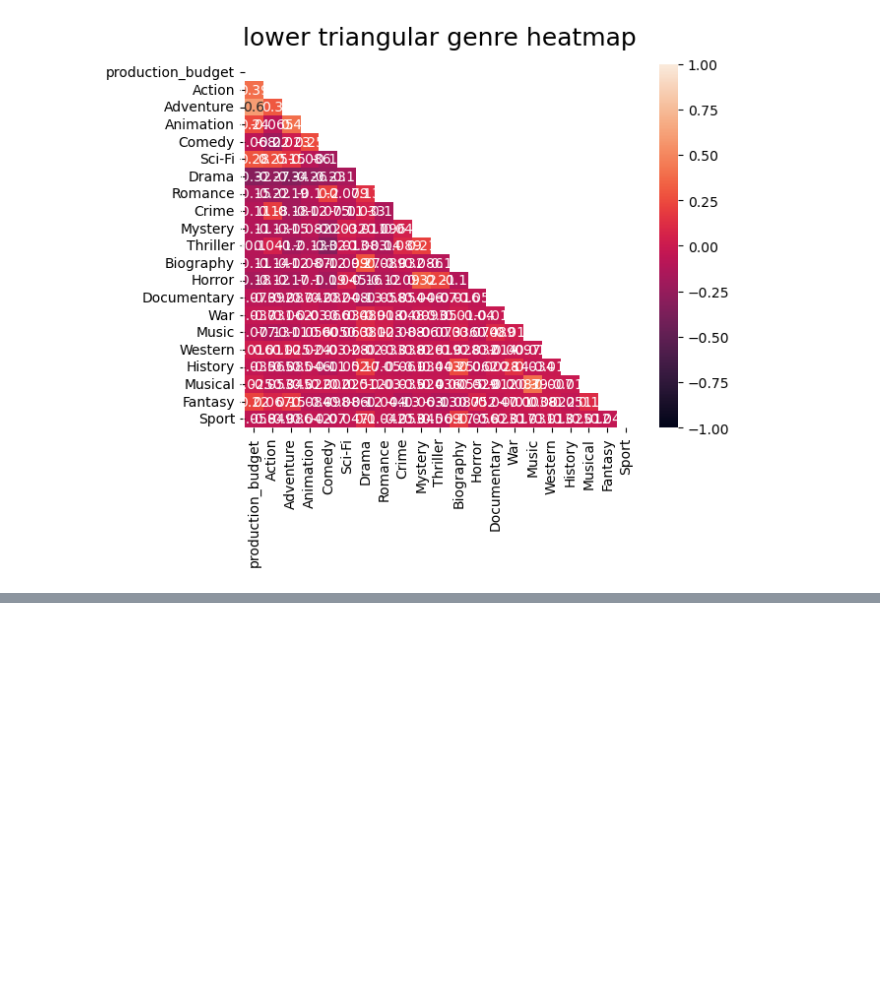
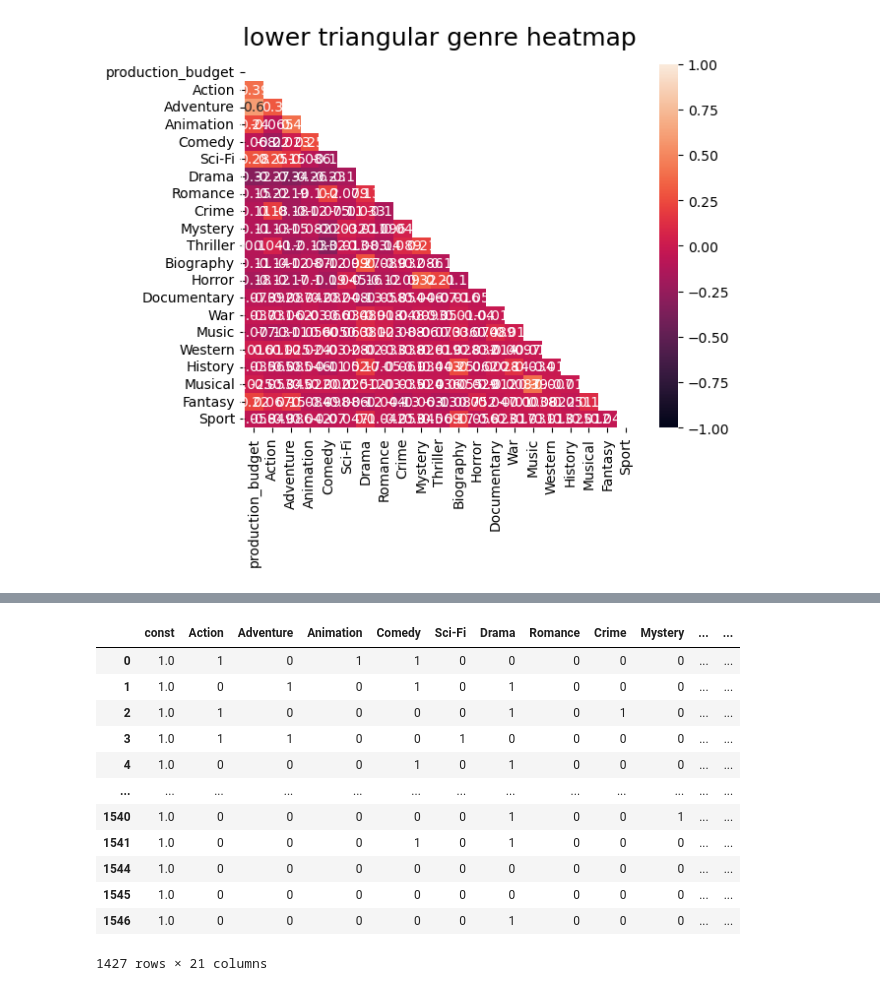
Before and after one commit to Keys2610/dsc-phase-2-project-v3, a Jupyter notebook: Noahworkspace.ipynb, the cells around one changed output, grey strips where cells are left out. Cells and saved outputs as stored; diff of their text form; code cells hidden in the pictures; blank space fills up the shorter version.

```diff
--- a/Noahworkspace.ipynb
+++ b/Noahworkspace.ipynb
@@ -272,0 +342,16 @@ heatmap2.set_title('lower triangular genre heatmap', fontdict={'fontsize':18}, p
+# %%
+X_augmented
+# %% [output]
+|  | const | Action | Adventure | Animation | Comedy | Sci-Fi | Drama | Romance | Crime | Mystery | ... | ... |
+| 0 | 1.0 | 1 | 0 | 1 | 1 | 0 | 0 | 0 | 0 | 0 | ... | ... |
+| 1 | 1.0 | 0 | 1 | 0 | 1 | 0 | 1 | 0 | 0 | 0 | ... | ... |
+| 2 | 1.0 | 1 | 0 | 0 | 0 | 0 | 1 | 0 | 1 | 0 | ... | ... |
+| 3 | 1.0 | 1 | 1 | 0 | 0 | 1 | 0 | 0 | 0 | 0 | ... | ... |
+| 4 | 1.0 | 0 | 0 | 0 | 1 | 0 | 1 | 0 | 0 | 0 | ... | ... |
+| ... | ... | ... | ... | ... | ... | ... | ... | ... | ... | ... | ... | ... |
+| 1540 | 1.0 | 0 | 0 | 0 | 0 | 0 | 1 | 0 | 0 | 1 | ... | ... |
+| 1541 | 1.0 | 0 | 0 | 0 | 1 | 0 | 1 | 0 | 0 | 0 | ... | ... |
+| 1544 | 1.0 | 0 | 0 | 0 | 0 | 0 | 0 | 0 | 0 | 0 | ... | ... |
+| 1545 | 1.0 | 0 | 0 | 0 | 0 | 0 | 0 | 0 | 0 | 0 | ... | ... |
+| 1546 | 1.0 | 0 | 0 | 0 | 0 | 0 | 1 | 0 | 0 | 0 | ... | ... |
+1427 rows × 21 columns
```
Also changed, not shown: parts of 9 cells of this notebook.
